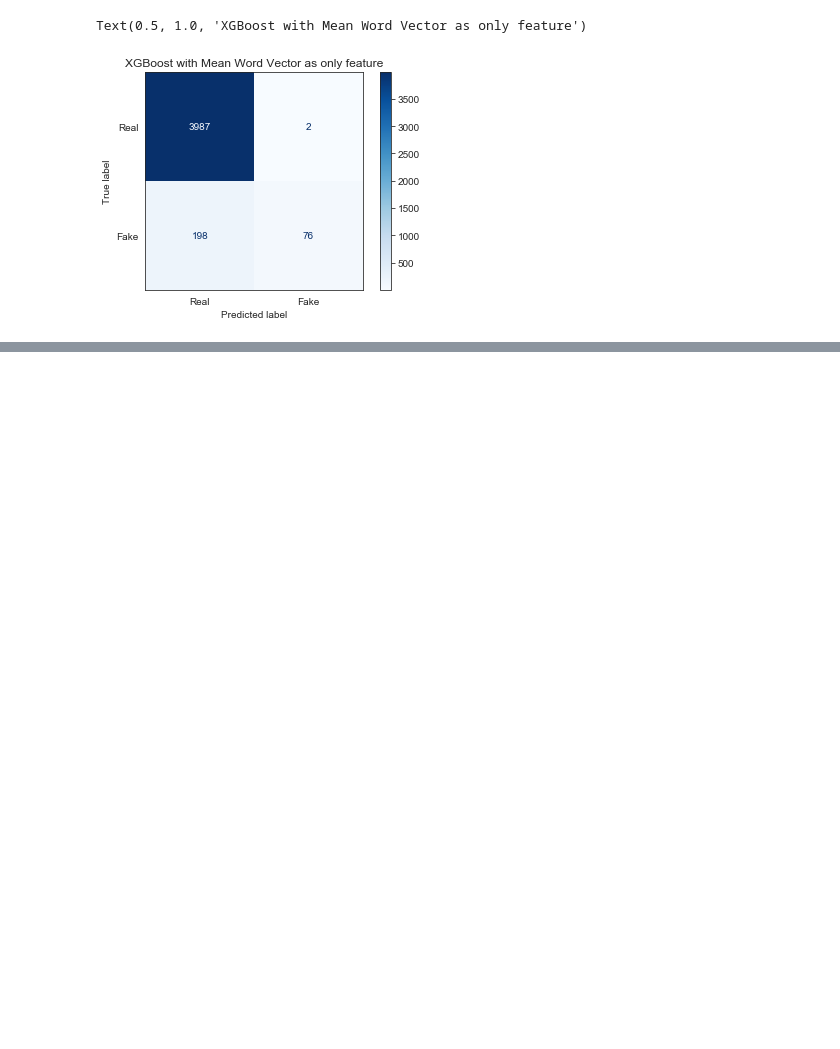
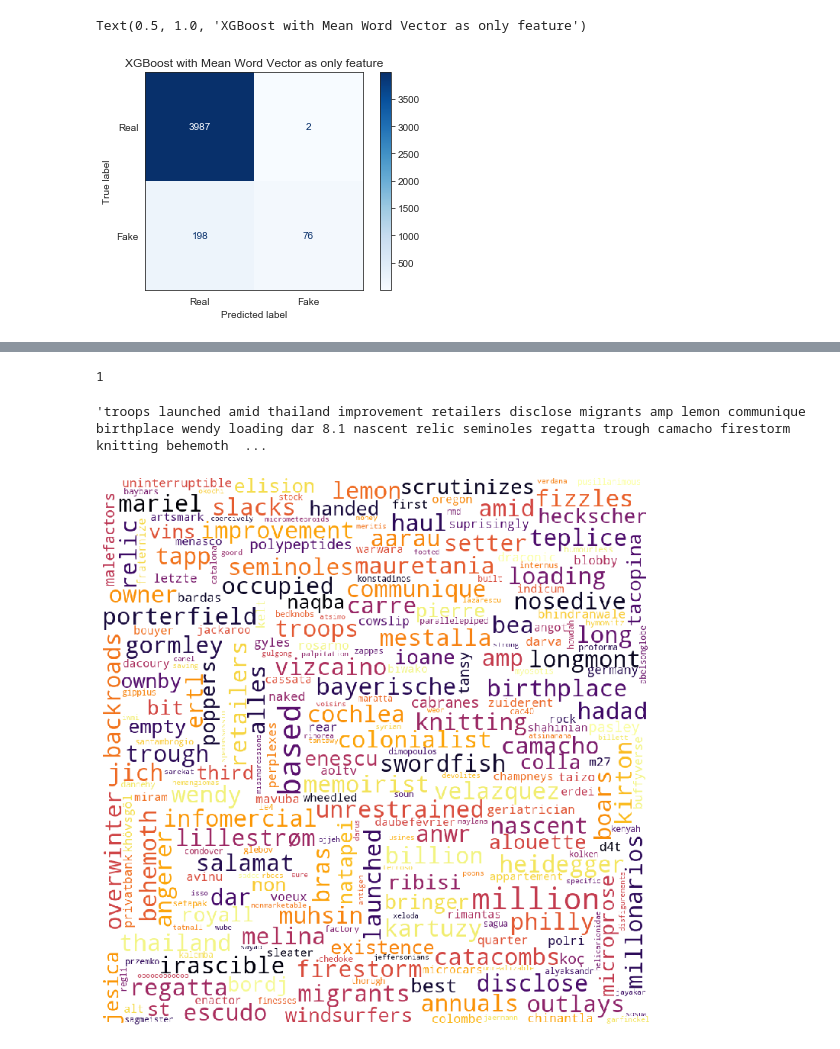
Before and after one commit to wplam107/NLP_Project, a Jupyter notebook: Mod6_models.ipynb, the cells around one changed output, grey strips where cells are left out. Cells and saved outputs as stored; diff of their text form; code cells hidden in the pictures; blank space fills up the shorter version.

```diff
--- a/Mod6_models.ipynb
+++ b/Mod6_models.ipynb
@@ -738,0 +744,16 @@ Text(0.5, 1.0, 'XGBoost with Mean Word Vector as only feature')
+# %%
+real_vec = w2v.transform(real_tok)
+fake_vec = w2v.transform(fake_tok)
+# %%
+# Reverse look up of vectors->words in glove
+inv_glove = {}
+with open('glove.6B.50d.txt', 'rb') as f:
+    for line in f:
+        parts = line.split()
+        vector = np.array(parts[1:], dtype=np.float32)
+        word = parts[0].decode('utf-8')
+        if vector in fake_vec:
+            if word not in inv_glove.keys():
+                inv_glove[word] = 1
+            else:
+                inv_glove[word] += 1
@@ -738,0 +785,25 @@ Text(0.5, 1.0, 'XGBoost with Mean Word Vector as only feature')
+# %%
+df_ig[0].max()
+# %% [output]
+1
+# %%
+wc_str = ' '.join(list(inv_glove.keys()))
+wc_str
+# %% [output]
+'troops launched amid thailand improvement retailers disclose migrants amp lemon communique birthplace wendy loading dar 8.1 nascent relic seminoles regatta trough camacho firestorm knitting behemoth  ...
+# %%
+wordcloud = WordCloud(width=900, height=900,
+                      background_color='white',
+                      max_words=400,
+                      min_font_size=12,
+                      max_font_size=50,
+                      colormap='inferno').generate(wc_str)
+# %%
+plt.figure(figsize = (10, 10), facecolor = None)
+plt.imshow(wordcloud)
+plt.axis("off")
+plt.tight_layout(pad = 0)
+
+plt.show()
+# %% [output]
+[figure, added]
```
Also changed, not shown: parts of 5 cells of this notebook, 1 other file.
